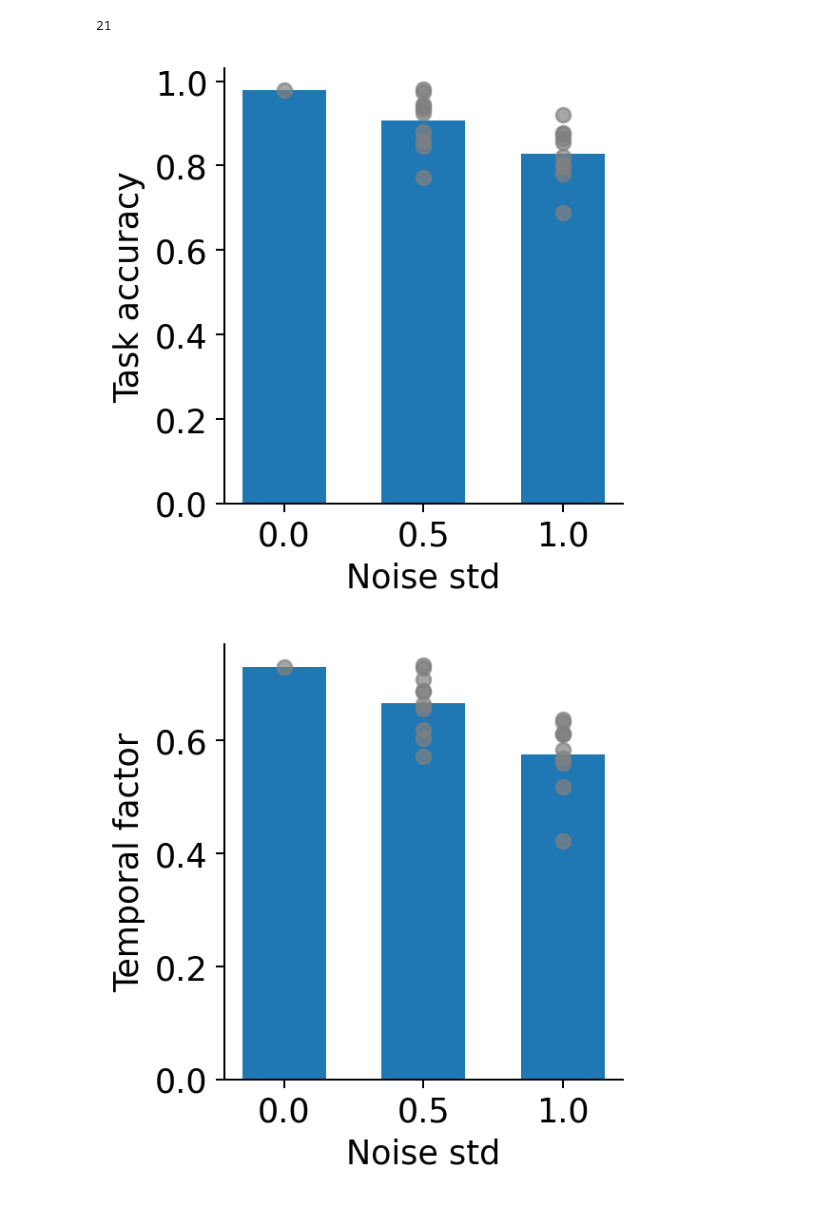
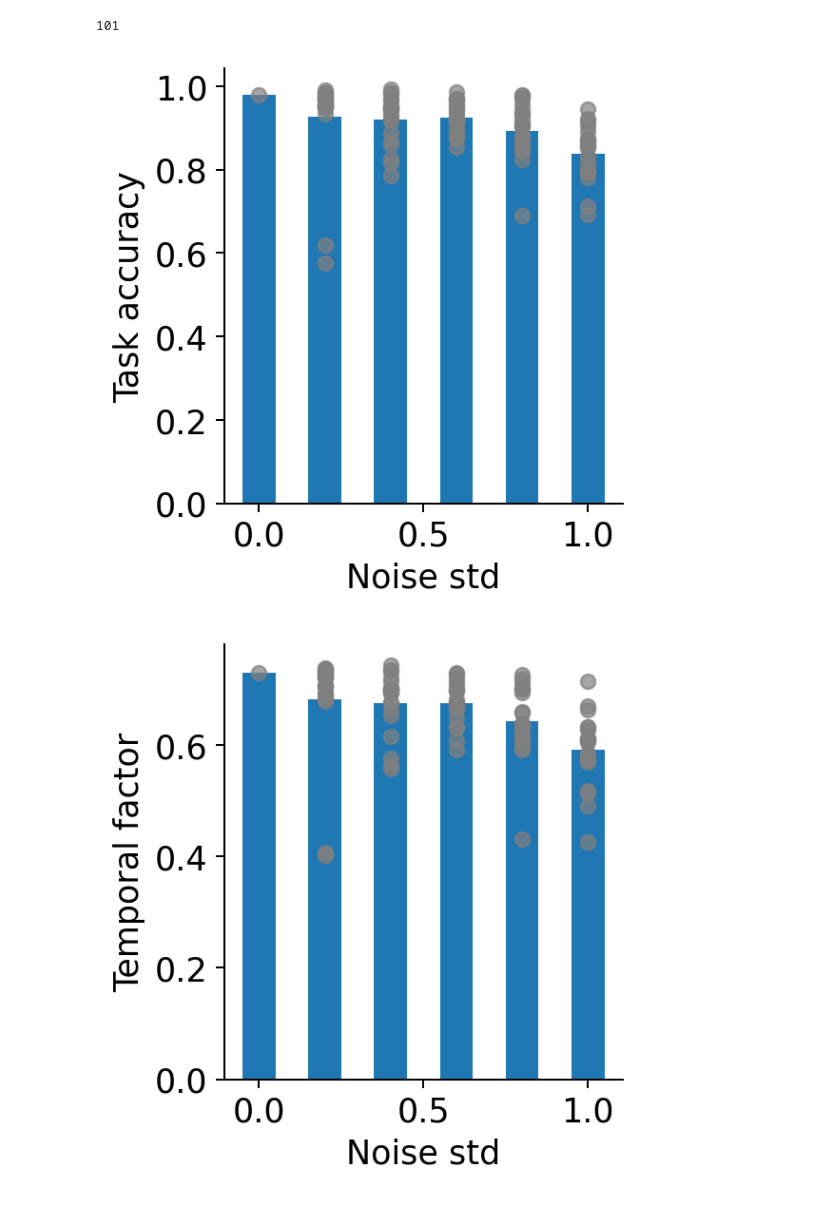
Before and after one commit to Veritaria/rnn-free-recall, a Jupyter notebook: analysis_ctx.ipynb, the cells around one changed output. Drawn from its saved outputs; the diff is of its cells as text; code cells hidden in the pictures.

```diff
--- a/analysis_ctx.ipynb
+++ b/analysis_ctx.ipynb
@@ -73,13 +73,13 @@ def load_data(path, training_data_path, model_num, exp, paramters, training_data
             break
     return data_single_model
 # %%
-data = []
+data_ctx = []
 
 data_folder = Path("./experiments/ExtraObs/EnvCxt/figures/ValueMemoryGRU")
 training_curve_folder = Path("./experiments/ExtraObs/EnvCxt/saved_models/ValueMemoryGRU")
 
-setup_names = ["setup_baseline", "setup_gaussiannoise05", "setup_gaussiannoise1"]
-noise_stds = [0.0, 0.5, 1.0]
+setup_names = ["setup_baseline", "setup_gaussiannoise02", "setup_gaussiannoise04", "setup_gaussiannoise06", "setup_gaussiannoise08", "setup_gaussiannoise1"]
+noise_stds = [0.0, 0.2, 0.4, 0.6, 0.8, 1.0]
 
 seq_len = 8
 
@@ -92,7 +92,7 @@ for setup_name, noise_std in zip(setup_names, noise_stds):
     }
 
     training_data_length = 200
-    for i in range(10):
+    for i in range(20):
         data_path = data_folder / setup_name / str(i)
         training_data_path = training_curve_folder / (setup_name + "-" + str(i))
         if os.path.exists(data_path/"contiguity_effect.csv") and os.path.exists(data_path/"cross_acc.npy"):
@@ -117,47 +117,47 @@ for setup_name, noise_std in zip(setup_names, noise_stds):
                 # else:
                 #     data_single_model["time_invariance_accuracy"] = None
                 #     data_single_model["time_invariance_cross_phase_accuracy"] = None
-                data.append(data_single_model)
+                data_ctx.append(data_single_model)
 
-df = pd.DataFrame(data)
-print(len(data))
+df_ctx = pd.DataFrame(data_ctx)
+print(len(data_ctx))
 # %% [output]
-21
+101
 # %%
 # bar plot of each metric for each noise std
 
-accuracy_mean_by_noise_std = df.groupby("noise_std")["accuracy"].mean()
-accuracy_std_by_noise_std = df.groupby("noise_std")["accuracy"].std()
+accuracy_mean_by_noise_std = df_ctx.groupby("noise_std")["accuracy"].mean()
+accuracy_std_by_noise_std = df_ctx.groupby("noise_std")["accuracy"].std()
 
-temporal_factor_mean_by_noise_std = df.groupby("noise_std")["temporal_factor"].mean()
-temporal_factor_std_by_noise_std = df.groupby("noise_std")["temporal_factor"].std()
+temporal_factor_mean_by_noise_std = df_ctx.groupby("noise_std")["temporal_factor"].mean()
+temporal_factor_std_by_noise_std = df_ctx.groupby("noise_std")["temporal_factor"].std()
 
-forward_asymmetry_mean_by_noise_std = df.groupby("noise_std")["forward_asymmetry"].mean()
-forward_asymmetry_std_by_noise_std = df.groupby("noise_std")["forward_asymmetry"].std()
+forward_asymmetry_mean_by_noise_std = df_ctx.groupby("noise_std")["forward_asymmetry"].mean()
+forward_asymmetry_std_by_noise_std = df_ctx.groupby("noise_std")["forward_asymmetry"].std()
 
-variance_explained_index_mean_by_noise_std = df.groupby("noise_std")["explained_variance_index"].mean()
-variance_explained_identity_mean_by_noise_std = df.groupby("noise_std")["explained_variance_identity"].mean()
+variance_explained_index_mean_by_noise_std = df_ctx.groupby("noise_std")["explained_variance_index"].mean()
+variance_explained_identity_mean_by_noise_std = df_ctx.groupby("noise_std")["explained_variance_identity"].mean()
 
-cross_decoding_accuracy_index_mean_by_noise_std = df.groupby("noise_std")["cross_decoding_accuracy_index"].mean()
-cross_decoding_accuracy_identity_mean_by_noise_std = df.groupby("noise_std")["cross_decoding_accuracy_identity"].mean()
+cross_decoding_accuracy_index_mean_by_noise_std = df_ctx.groupby("noise_std")["cross_decoding_accuracy_index"].mean()
+cross_decoding_accuracy_identity_mean_by_noise_std = df_ctx.groupby("noise_std")["cross_decoding_accuracy_identity"].mean()
 
 
 def plot_mean_scatter_bar(mean, df, df_label, noise_stds, y_label):
     plt.figure(figsize=(3, 3.3), dpi=180)
-    plt.bar(noise_stds, mean, width=0.3)
+    plt.bar(noise_stds, mean, width=0.1)
     plt.scatter(df["noise_std"], df[df_label], color="gray", alpha=0.7)
     plt.xlabel("Noise std")
     plt.ylabel(y_label)
     ax = plt.gca()
     ax.spines['top'].set_visible(False)
     ax.spines['right'].set_visible(False)
     plt.show()
 
-plot_mean_scatter_bar(accuracy_mean_by_noise_std, df, "accuracy", noise_stds, "Task accuracy")
-plot_mean_scatter_bar(temporal_factor_mean_by_noise_std, df, "temporal_factor", noise_stds, "Temporal factor")
-plot_mean_scatter_bar(forward_asymmetry_mean_by_noise_std, df, "forward_asymmetry", noise_stds, "Forward asymmetry")
-plot_mean_scatter_bar(variance_explained_index_mean_by_noise_std, df, "explained_variance_index", noise_stds, "Variance explained by index")
-plot_mean_scatter_bar(cross_decoding_accuracy_index_mean_by_noise_std, df, "cross_decoding_accuracy_index", noise_stds, "Cross decoding accuracy\n of index")
+plot_mean_scatter_bar(accuracy_mean_by_noise_std, df_ctx, "accuracy", noise_stds, "Task accuracy")
+plot_mean_scatter_bar(temporal_factor_mean_by_noise_std, df_ctx, "temporal_factor", noise_stds, "Temporal factor")
+plot_mean_scatter_bar(forward_asymmetry_mean_by_noise_std, df_ctx, "forward_asymmetry", noise_stds, "Forward asymmetry")
+plot_mean_scatter_bar(variance_explained_index_mean_by_noise_std, df_ctx, "explained_variance_index", noise_stds, "Variance explained by index")
+plot_mean_scatter_bar(cross_decoding_accuracy_index_mean_by_noise_std, df_ctx, "cross_decoding_accuracy_index", noise_stds, "Cross decoding accuracy\n of index")
 # %% [output]
-[figure, old version]
+[figure, new version]
-[figure, old version]
+[figure, new version]
```
Also changed, not shown: parts of 13 cells of this notebook, 10 other files.
